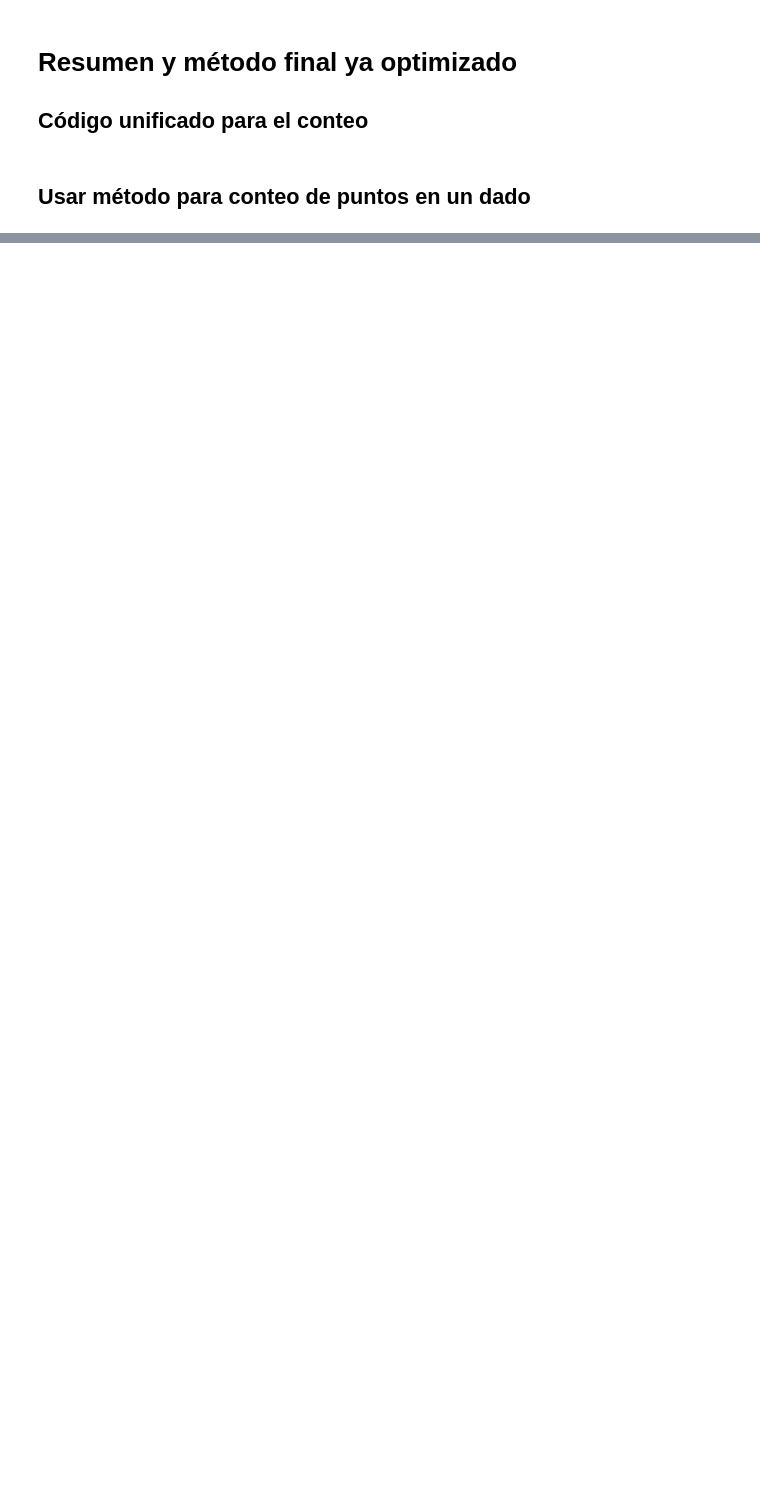
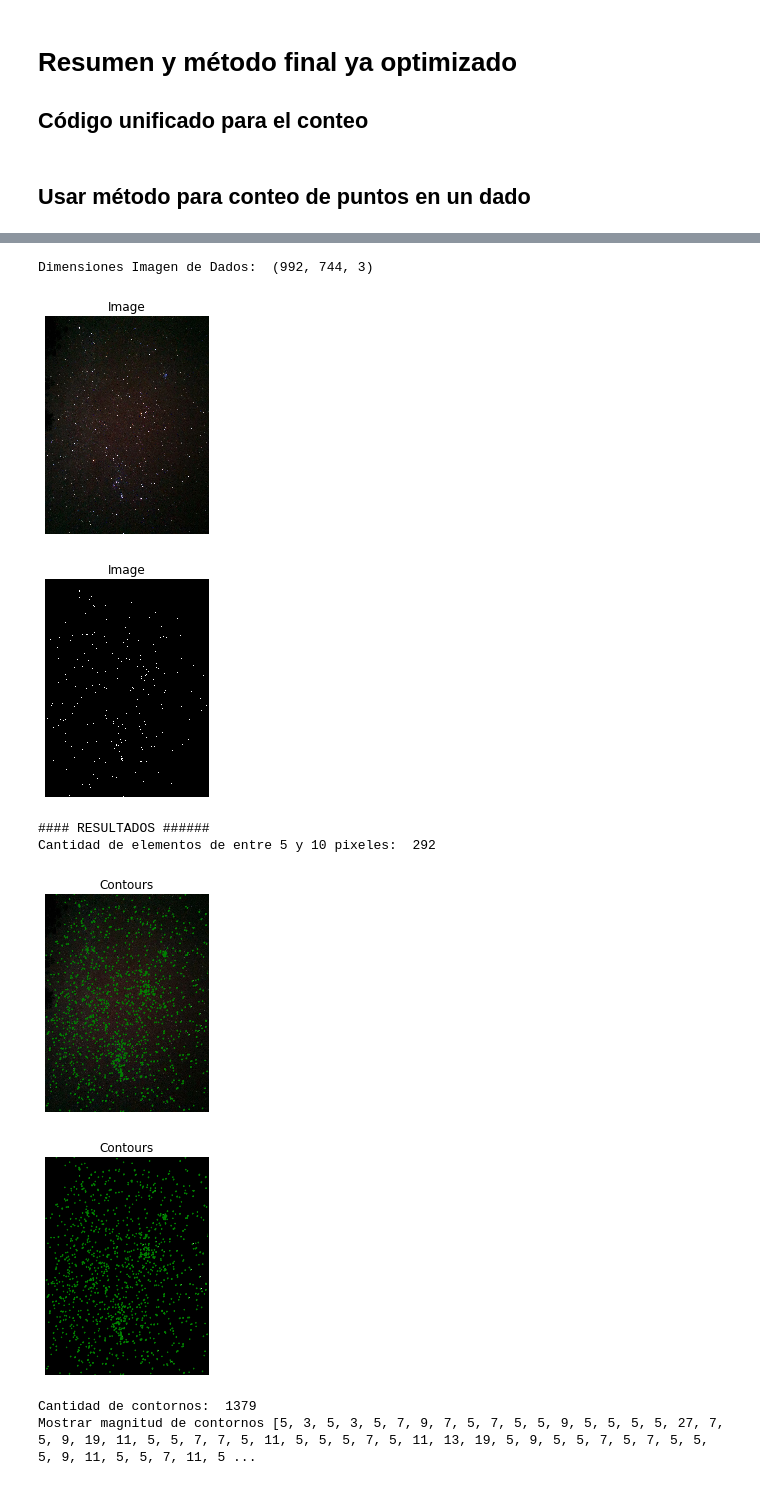
Before and after one commit to epinedaWorks/ProcesadoDeImagenes, a Jupyter notebook: ProcesamientoDeImagenesParte3.ipynb, the cells around one changed output, grey strips where cells are left out. Cells and saved outputs as stored; diff of their text form; code cells hidden in the pictures; blank space fills up the shorter version.

```diff
--- a/ProcesamientoDeImagenesParte3.ipynb
+++ b/ProcesamientoDeImagenesParte3.ipynb
@@ -761,0 +799,32 @@ Cantidad de cuadrados:  292
+# %%
+pathImagen="./imagenes/orion.JPG"
+misContornos=analizarTodaLaImagenGetContours(pathImagen)
+
+#graficarTodosLosContornos(misContornos,pathImagen)
+
+print("#### RESULTADOS ######")
+contarElementos=contarObjetosDeTamano(misContornos,5,10)
+print("Cantidad de elementos de entre 5 y 10 pixeles: ",contarElementos)
+
+
+imagenRGB = cv2.cvtColor(cv2.imread(pathImagen), cv2.COLOR_BGR2RGB)
+imagenGris = color.rgb2gray(imagenRGB)
+binary = imagenGris > threshold_otsu(imagenGris)
+
+
+show_image_contour(imagenRGB, misContornos)
+show_image_contour(binary, misContornos)
+
+listaCantidadContornos=mostrarContornoComoNumeros(misContornos)
+print("Cantidad de contornos: ",len(listaCantidadContornos))
+print("Mostrar magnitud de contornos", listaCantidadContornos)
+# %% [output]
+Dimensiones Imagen de Dados:  (992, 744, 3)
+[figure, added]
+[figure, added]
+#### RESULTADOS ######
+Cantidad de elementos de entre 5 y 10 pixeles:  292
+[figure, added]
+[figure, added]
+Cantidad de contornos:  1379
+Mostrar magnitud de contornos [5, 3, 5, 3, 5, 7, 9, 7, 5, 7, 5, 5, 9, 5, 5, 5, 5, 27, 7, 5, 9, 19, 11, 5, 5, 7, 7, 5, 11, 5, 5, 5, 7, 5, 11, 13, 19, 5, 9, 5, 5, 7, 5, 7, 5, 5, 5, 9, 11, 5, 5, 7, 11, 5 ...
```
Also changed, not shown: parts of 17 cells of this notebook, 2 other files.
